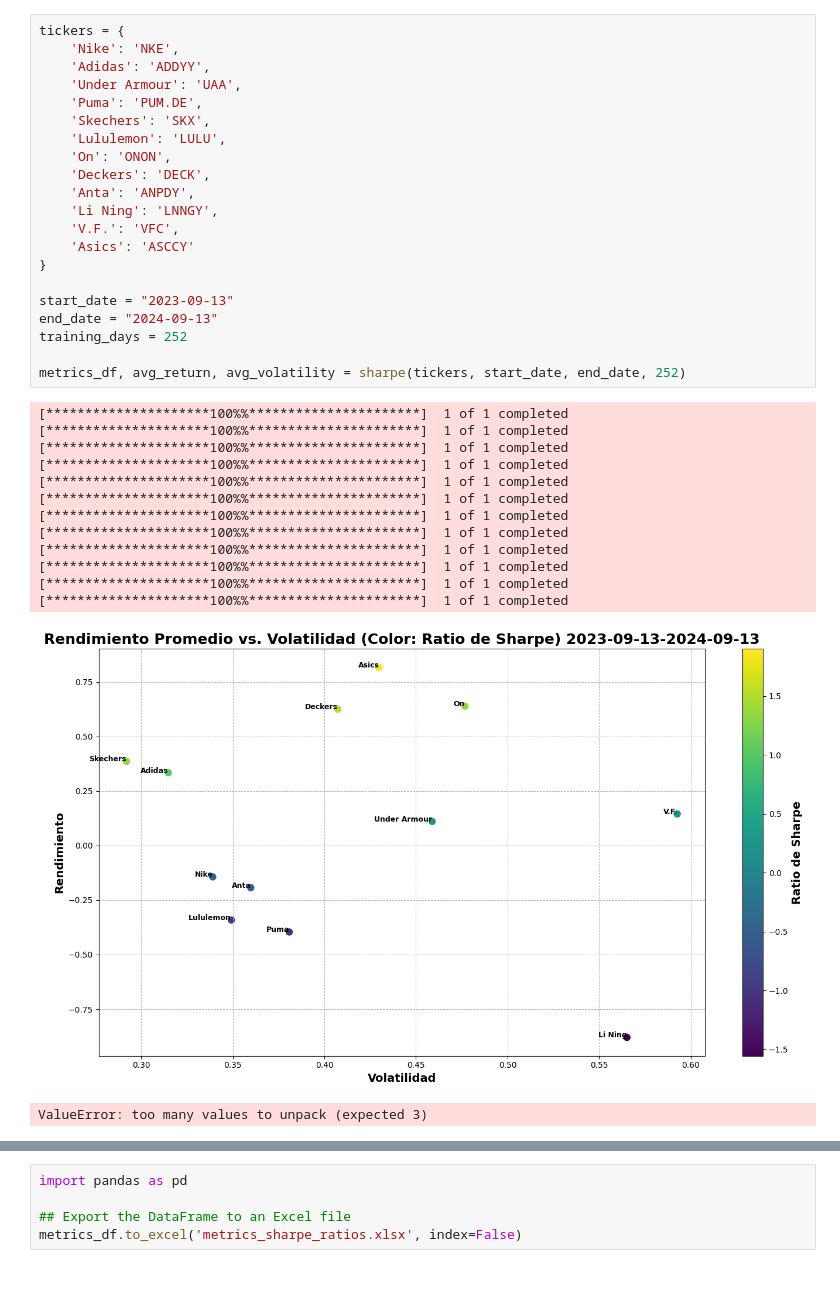
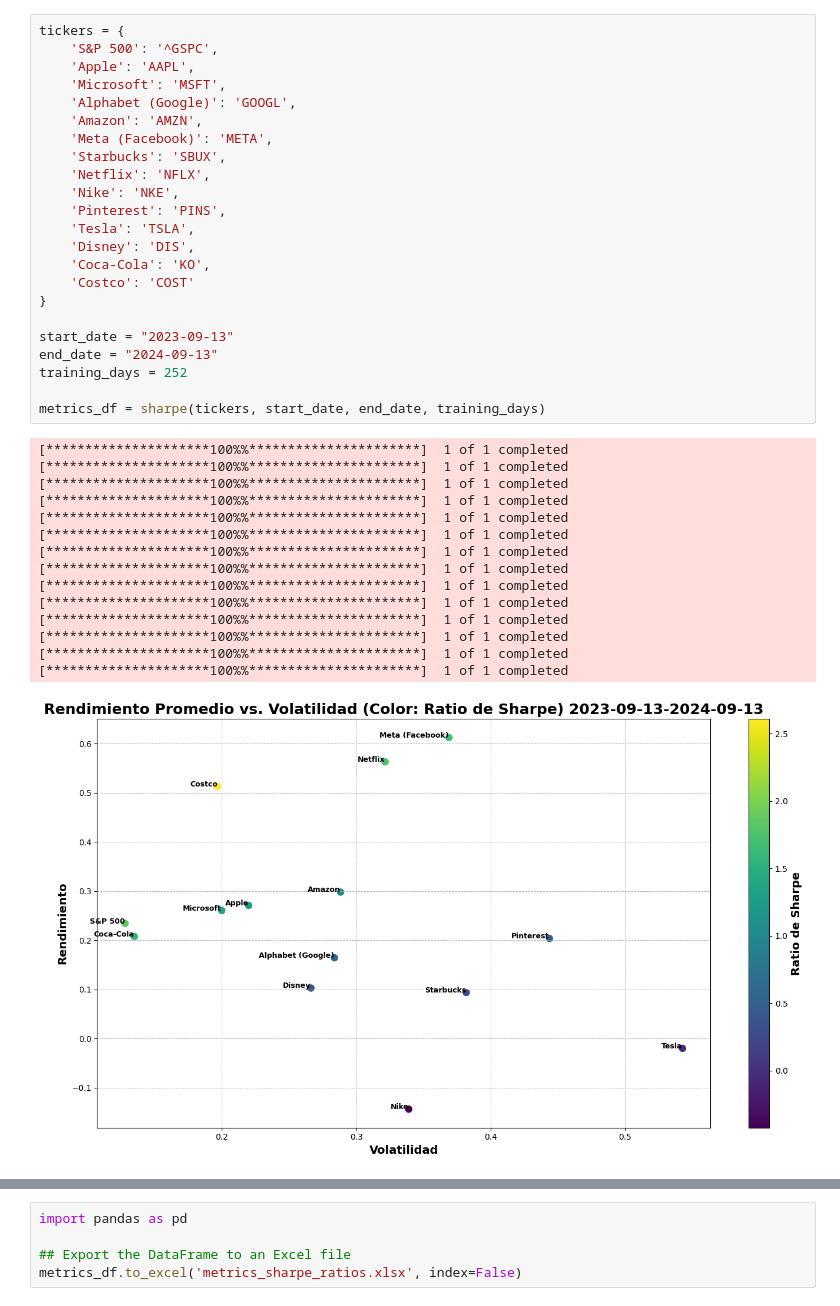
Before and after one commit to heritaco/Portafolios-de-Inversion, a Jupyter notebook: 05 Ratio de Sharpe/05 Ratio de Sharpe.ipynb, the cells around one changed output, grey strips where cells are left out. Drawn from its saved outputs; the diff is of its cells as text; blank space fills up the shorter version.

```diff
--- a/05 Ratio de Sharpe/05 Ratio de Sharpe.ipynb
+++ b/05 Ratio de Sharpe/05 Ratio de Sharpe.ipynb
@@ -58,42 +65,45 @@ def sharpe(tickers, start_date, end_date, trading_days):
     plt.show()
 
     return metrics_df
-# %%
-tickers = {
-    'Nike': 'NKE',
-    'Adidas': 'ADDYY',
-    'Under Armour': 'UAA',
-    'Puma': 'PUM.DE',
-    'Skechers': 'SKX',
-    'Lululemon': 'LULU',
-    'On': 'ONON',
-    'Deckers': 'DECK',
-    'Anta': 'ANPDY',
-    'Li Ning': 'LNNGY',
-    'V.F.': 'VFC',
-    'Asics': 'ASCCY'
-}
-
-start_date = "2023-09-13"
-end_date = "2024-09-13"
-training_days = 252
-
-metrics_df, avg_return, avg_volatility = sharpe(tickers, start_date, end_date, 252)
-# %% [output]
-[*********************100%%**********************]  1 of 1 completed
-[*********************100%%**********************]  1 of 1 completed
-[*********************100%%**********************]  1 of 1 completed
-[*********************100%%**********************]  1 of 1 completed
-[*********************100%%**********************]  1 of 1 completed
-[*********************100%%**********************]  1 of 1 completed
-[*********************100%%**********************]  1 of 1 completed
-[*********************100%%**********************]  1 of 1 completed
-[*********************100%%**********************]  1 of 1 completed
-[*********************100%%**********************]  1 of 1 completed
-[*********************100%%**********************]  1 of 1 completed
-[*********************100%%**********************]  1 of 1 completed
-[figure, removed]
-ValueError: too many values to unpack (expected 3)
+# %%
+tickers = {
+    'S&P 500': '^GSPC',
+    'Apple': 'AAPL',
+    'Microsoft': 'MSFT',
+    'Alphabet (Google)': 'GOOGL',
+    'Amazon': 'AMZN',
+    'Meta (Facebook)': 'META',
+    'Starbucks': 'SBUX',
+    'Netflix': 'NFLX',
+    'Nike': 'NKE',
+    'Pinterest': 'PINS',
+    'Tesla': 'TSLA',
+    'Disney': 'DIS',
+    'Coca-Cola': 'KO',
+    'Costco': 'COST'
+}
+
+start_date = "2023-09-13"
+end_date = "2024-09-13"
+training_days = 252
+
+metrics_df = sharpe(tickers, start_date, end_date, training_days)
+# %% [output]
+[*********************100%%**********************]  1 of 1 completed
+[*********************100%%**********************]  1 of 1 completed
+[*********************100%%**********************]  1 of 1 completed
+[*********************100%%**********************]  1 of 1 completed
+[*********************100%%**********************]  1 of 1 completed
+[*********************100%%**********************]  1 of 1 completed
+[*********************100%%**********************]  1 of 1 completed
+[*********************100%%**********************]  1 of 1 completed
+[*********************100%%**********************]  1 of 1 completed
+[*********************100%%**********************]  1 of 1 completed
+[*********************100%%**********************]  1 of 1 completed
+[*********************100%%**********************]  1 of 1 completed
+[*********************100%%**********************]  1 of 1 completed
+[*********************100%%**********************]  1 of 1 completed
+[figure, added]
 # %%
 ## Sharpe Ratio ordenado de mayor a menor
 metrics_df.sort_values(by='Sharpe Ratio', ascending=False, inplace=True)
```
Also changed, not shown: parts of 2 cells of this notebook, 7 other files.
